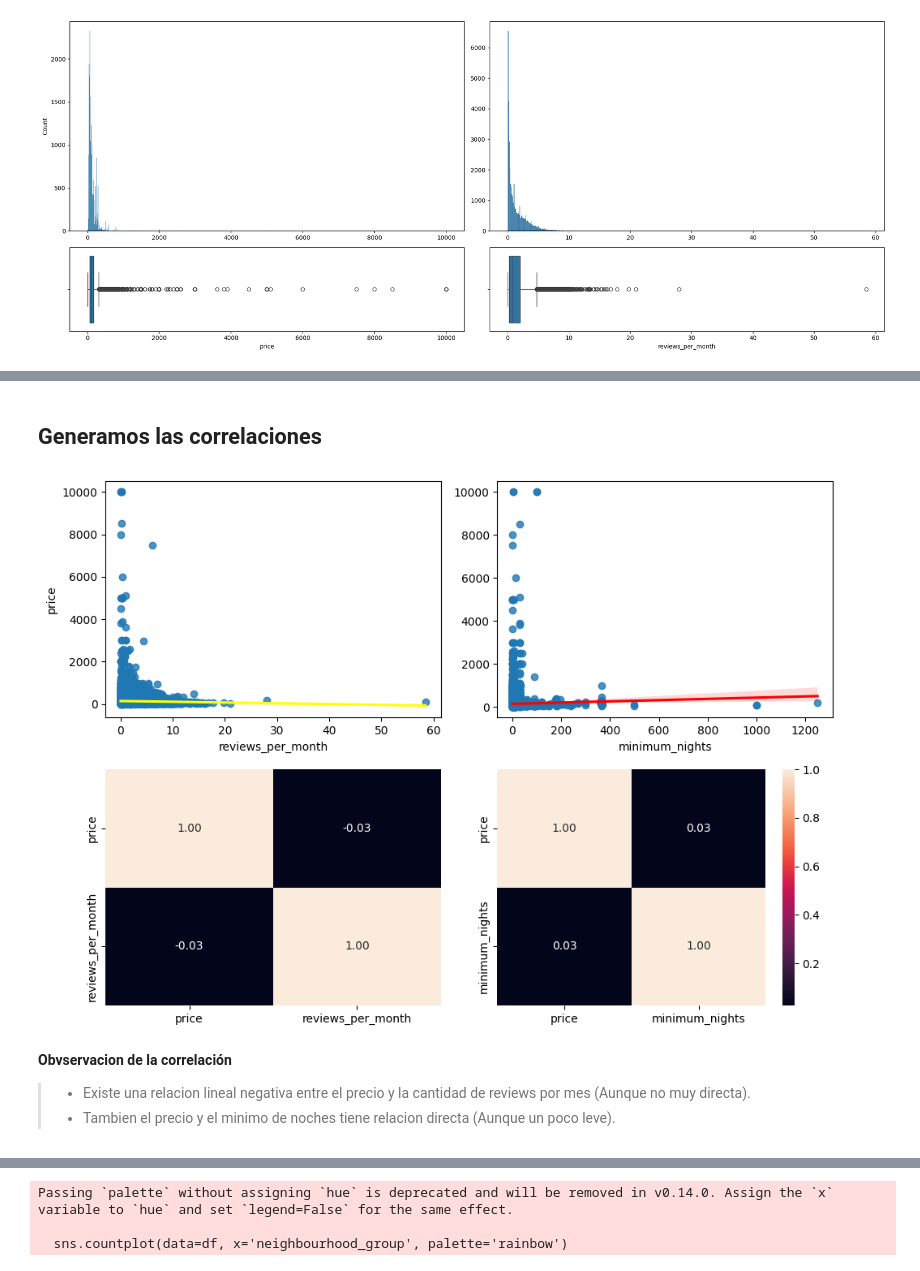
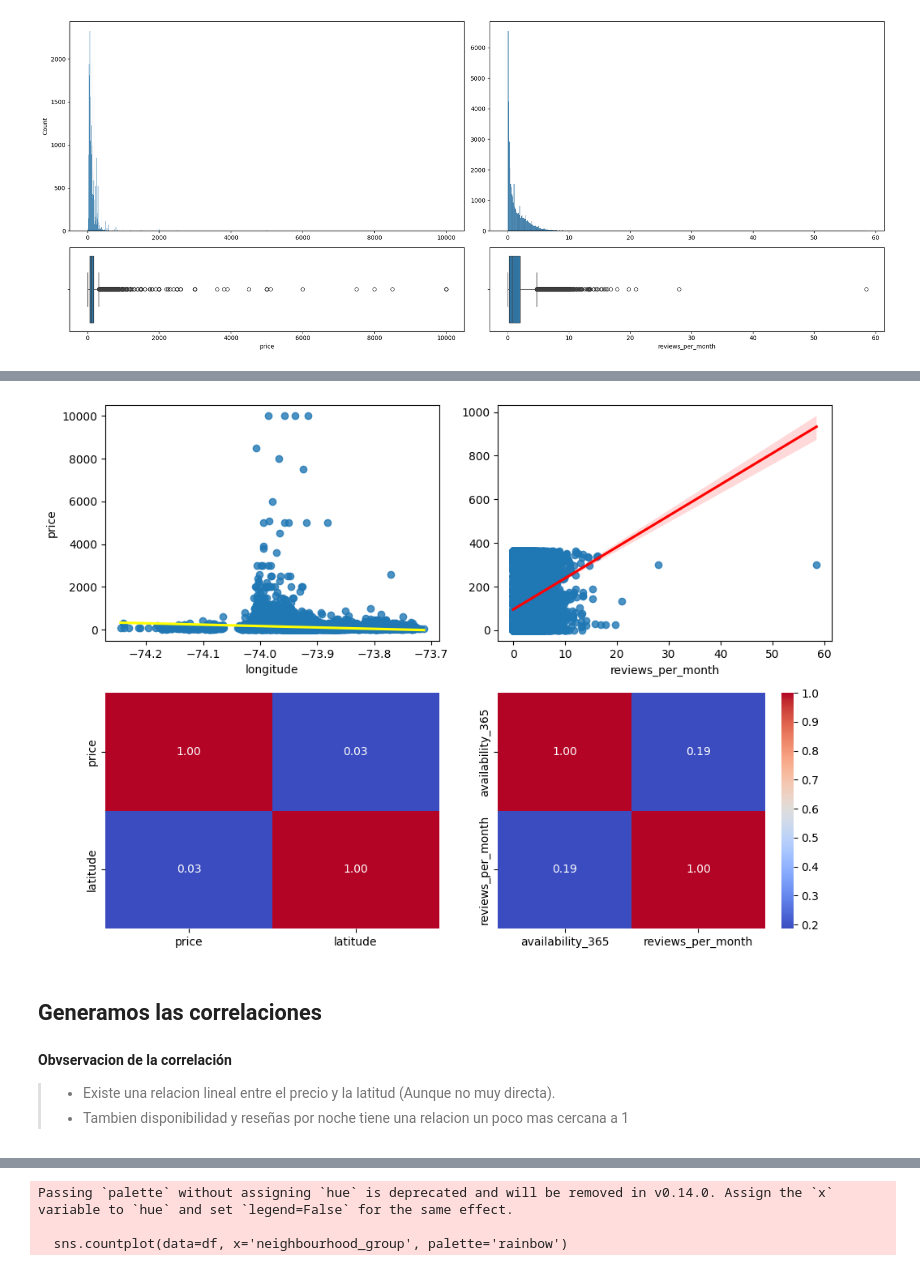
Before and after one commit to EderZelaya/ML-web-app-Streamlit, a Jupyter notebook: src/00-eda-airbnb-ny.ipynb, the cells around one changed output, grey strips where cells are left out. Drawn from its saved outputs; the diff is of its cells as text; code cells hidden in the pictures.

```diff
--- a/src/00-eda-airbnb-ny.ipynb
+++ b/src/00-eda-airbnb-ny.ipynb
@@ -153,24 +181,23 @@ plt.show()
+# %%
+corr_price_longitude = df[['price', 'latitude']].corr()
+corr_availability_reviews = df[['availability_365', 'reviews_per_month']].corr()
+
+fig, axis = plt.subplots(2, 2, figsize=(10, 7))
+
+sns.regplot(ax=axis[0, 0], data=df, x='longitude', y='price', line_kws={'color': 'yellow'})
+sns.heatmap(ax=axis[1, 0], data=corr_price_longitude, annot=True, fmt=".2f", cbar=False, cmap='coolwarm')
+
+sns.regplot(ax=axis[0, 1], data=df, x='reviews_per_month', y='availability_365', line_kws={'color': 'red'}).set(ylabel=None)
+sns.heatmap(ax=axis[1, 1], data=corr_availability_reviews, annot=True, fmt=".2f", cmap='coolwarm')
+
+plt.tight_layout()
+plt.show()
+# %% [output]
+[figure, added]
 # %% [markdown]
 ## Generamos las correlaciones
-# %%
-corr_price_reviews = df[['price', 'reviews_per_month']].corr()
-corr_price_minimum_nights = df[['price', 'minimum_nights']].corr()
-
-# Crear un diagrama de dispersión múltiple
-fig, axis = plt.subplots(2, 2, figsize=(10, 7))
-
-sns.regplot(ax=axis[0, 0], data=df, x='reviews_per_month', y='price', line_kws={'color': 'yellow'})
-sns.heatmap(ax=axis[1, 0], data=corr_price_reviews, annot=True, fmt=".2f", cbar=False)
-
-sns.regplot(ax=axis[0, 1], data=df, x='minimum_nights', y='price', line_kws={'color': 'red'}).set(ylabel=None)
-sns.heatmap(ax=axis[1, 1], data=corr_price_minimum_nights, annot=True, fmt=".2f")
-
-plt.tight_layout()
-plt.show()
-# %% [output]
-[figure, removed]
 # %% [markdown]
 **Obvservacion de la correlación**
 
->- Existe una relacion lineal negativa entre el precio y la cantidad de reviews por mes (Aunque no muy directa).
->- Tambien el precio y el minimo de noches tiene relacion directa (Aunque un poco leve).
+>- Existe una relacion lineal entre el precio y la latitud (Aunque no muy directa).
+>- Tambien disponibilidad y reseñas por noche tiene una relacion un poco mas cercana a 1
```
Also changed, not shown: parts of 44 cells of this notebook, 1 other file.
